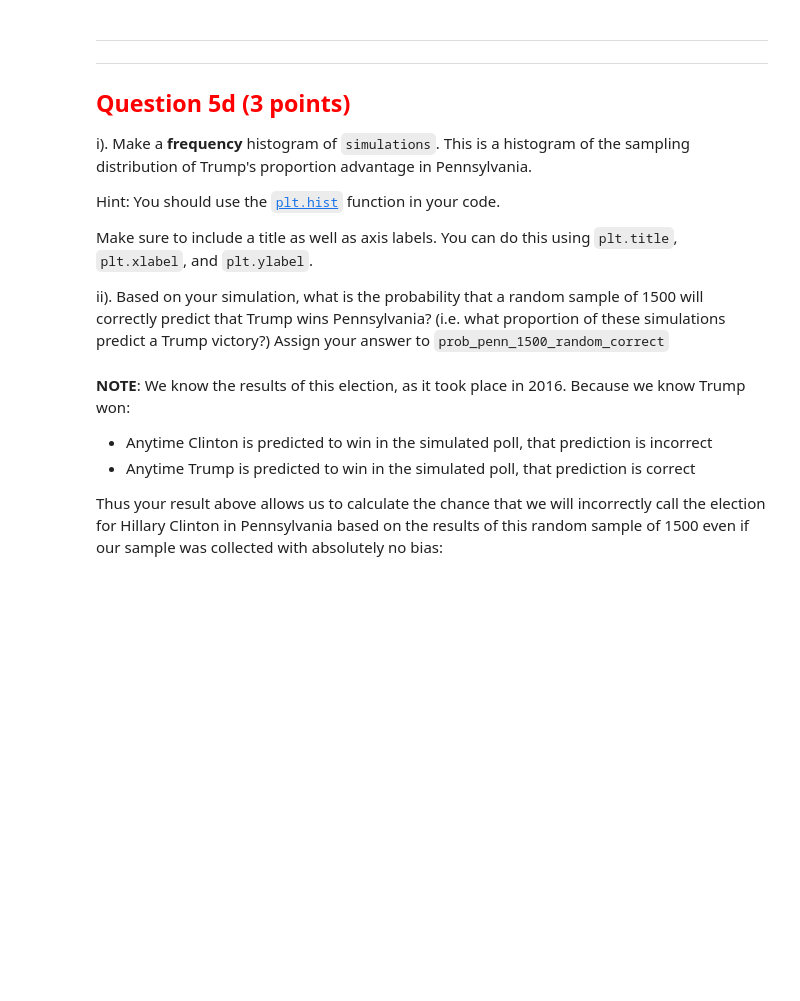
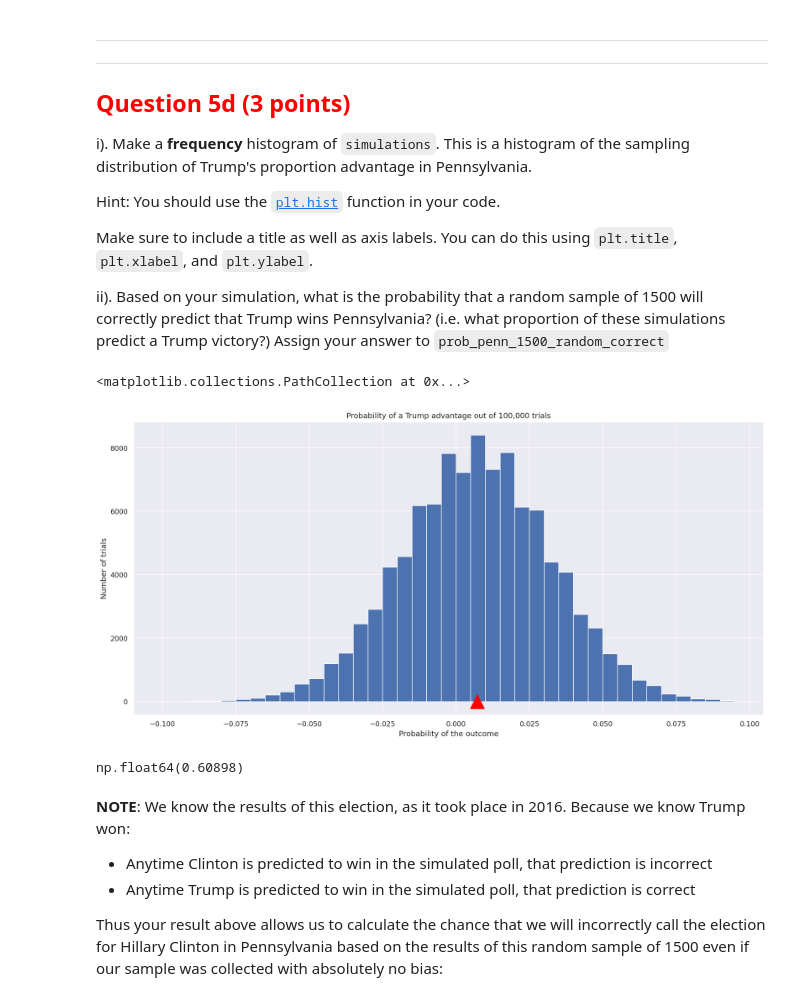
Before and after one commit to kinderhead/CSCI-3022-Introduction-to-Data-Science-Summer-2026, a Jupyter notebook: Homework-7/dist/student/hw07.ipynb, the cells around one changed output. Drawn from its saved outputs; the diff is of its cells as text; code cells hidden in the pictures; blank space fills up the shorter version.

```diff
--- a/Homework-7/dist/student/hw07.ipynb
+++ b/Homework-7/dist/student/hw07.ipynb
@@ -570,7 +645,15 @@ Using the table above, write a function `draw_state_sample(N, state)` that retur
 
 **Hint:** Use  `scipy.rvs()` to randomly sample from an appropriate discrete joint distribution.
 # %%
-def draw_state_sample(N, state):
-    ...
+votes: dict[str, list[int | float]] = {
+    "florida": [9419886, .4902, .4782],
+    "michigan": [4799284, .4750, .4727],
+    "pennsylvania": [6165478, .4818, .4746],
+    "wisconsin": [2976150, .4722, .4645]
+}
+
+def draw_state_sample(N: int, state: str):
+    v = votes[state]
+    return stats.multinomial.rvs(N, [v[1], v[2], 1 - v[1] - v[2]])
 # %%
 draw_state_sample(1500, "florida")
@@ -585,6 +672,6 @@ grader.check("q5a")
 Now, create a function `trump_advantage` that takes in list of sample of votes (like the one returned by `draw_state_sample`) and returns the difference in the proportion of votes between Trump and Clinton. For example `trump_advantage([100, 60, 40])` should return `0.2`, since Trump had 50% of the votes in this sample and Clinton had 30%.  In contrast, `trump_advantage([60, 100, 40])` should return `-0.2`
 # %%
 def trump_advantage(voter_sample):
-    ...
+    return (voter_sample[0] / sum(voter_sample)) - (voter_sample[1] / sum(voter_sample))
 # %%
 grader.check("q5b")
@@ -598,6 +687,6 @@ Simulate Trump's advantage across 100,000 random samples of 1500 voters for the
 
 That is, `simulations[i]` should be Trump's proportion advantage for the `i+1`th random sample of 1500 voters.
 # %%
-simulations = ...
+simulations = np.array([trump_advantage(draw_state_sample(1500, "pennsylvania")) for _ in range(100000)])
 # %%
 grader.check("q5c")
@@ -618,14 +709,22 @@ Make sure to include a title as well as axis labels. You can do this using `plt.
 ii).  Based on your simulation, what is the probability that a random sample of 1500 will correctly predict that Trump wins Pennsylvania? (i.e. what proportion of these simulations predict a Trump victory?)  Assign your answer to `prob_penn_1500_random_correct`
 # %%
 # Part (i):
-...
+plt.hist(simulations, list(np.arange(-.1, .1, .005)))
+plt.title("Probability of a Trump advantage out of 100,000 trials")
+plt.xlabel("Probability of the outcome")
+plt.ylabel("Number of trials")
 # your code for the histogram above here.  The code below plots a red marker at the mean:
 plt.scatter(simulations.mean(), -1, marker='^', color='red', s=500)
+# %% [output]
+<matplotlib.collections.PathCollection at 0x...>
+[figure, added]
 # %%
 # Part (ii):
-prob_penn_1500_random_correct = ...
+prob_penn_1500_random_correct = (simulations > 0).sum() / len(simulations)
 
 prob_penn_1500_random_correct
+# %% [output]
+np.float64(0.60898)
 # %% [markdown]
 <!-- END QUESTION -->
 
```
Also changed, not shown: parts of 44 cells of this notebook.
